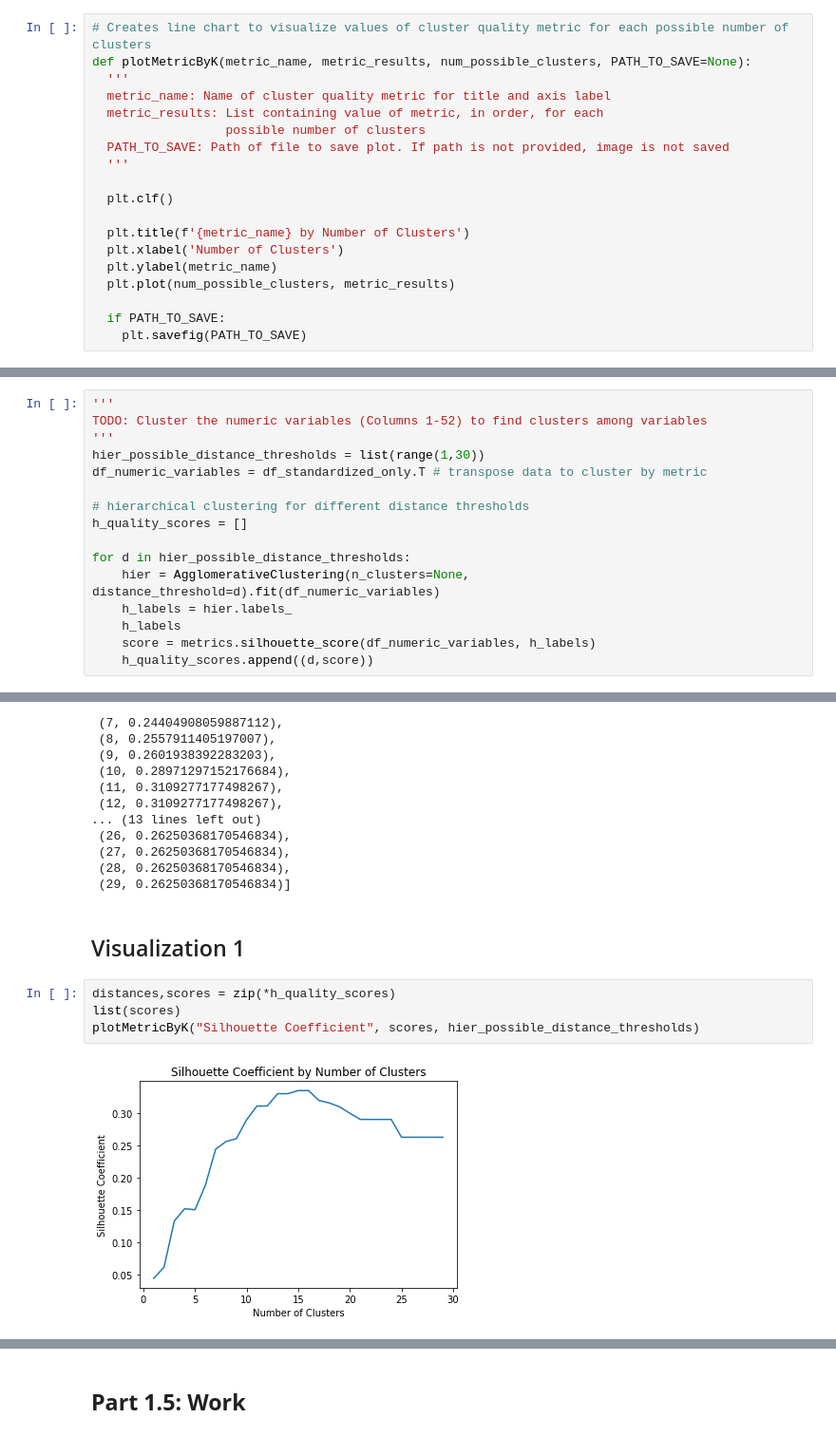
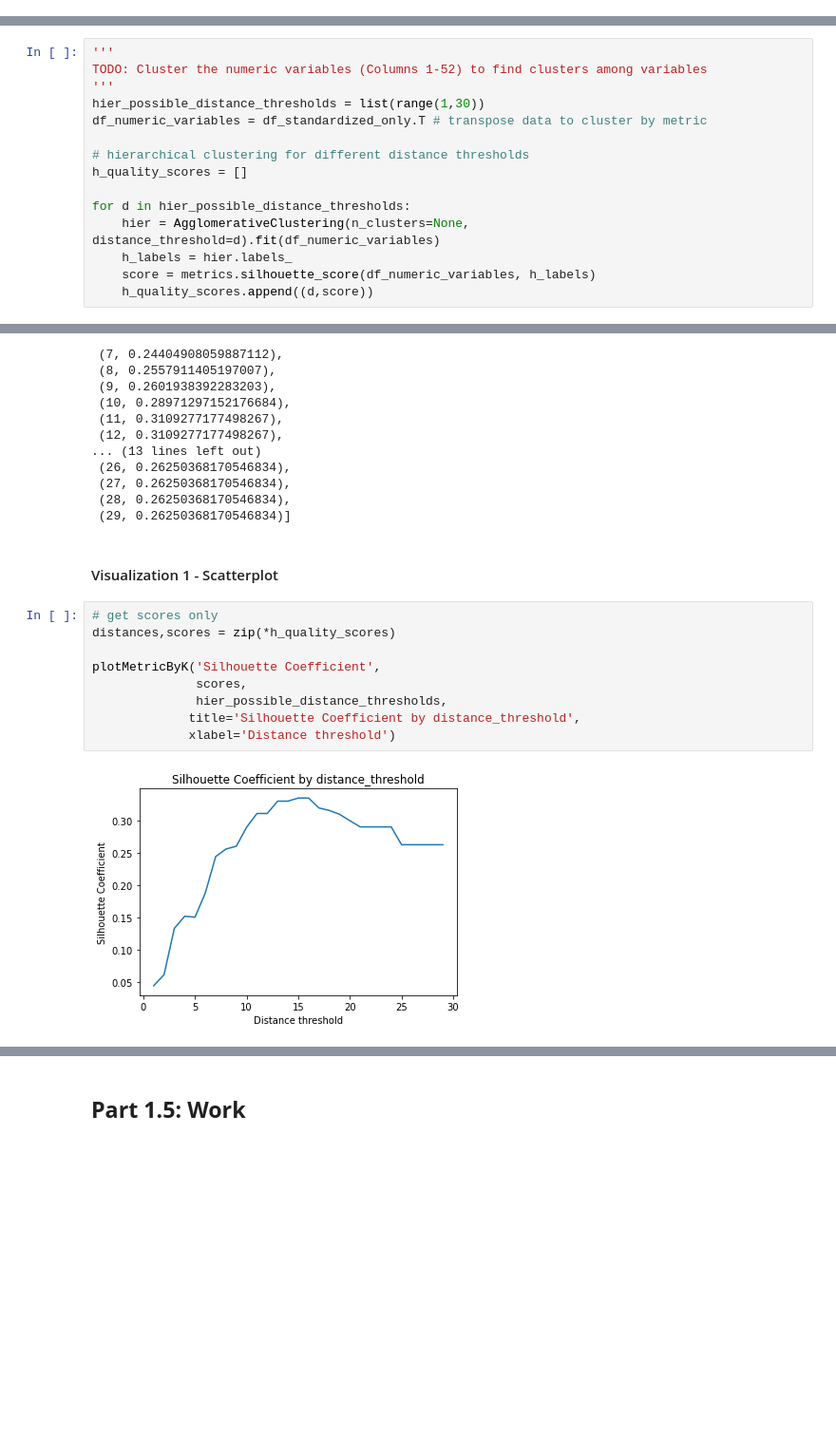
Before and after one commit to ryanquinnnelson/CMU-02718-HW1, a Jupyter notebook: CM_HW1_ryann.ipynb, the cells around one changed output, grey strips where cells are left out. Shown at 95% size. Drawn from its saved outputs; the diff is of its cells as text; blank space fills up the shorter version.

```diff
--- a/CM_HW1_ryann.ipynb
+++ b/CM_HW1_ryann.ipynb
@@ -83,19 +103,0 @@ sns.scatterplot(x='pca1', y='pca2', data=df_pca_plot, legend='full')
-# %%
-# Creates line chart to visualize values of cluster quality metric for each possible number of clusters
-def plotMetricByK(metric_name, metric_results, num_possible_clusters, PATH_TO_SAVE=None):
-  '''
-  metric_name: Name of cluster quality metric for title and axis label
-  metric_results: List containing value of metric, in order, for each
-                  possible number of clusters
-  PATH_TO_SAVE: Path of file to save plot. If path is not provided, image is not saved
-  '''
-
-  plt.clf()
-
-  plt.title(f'{metric_name} by Number of Clusters')
-  plt.xlabel('Number of Clusters')
-  plt.ylabel(metric_name)
-  plt.plot(num_possible_clusters, metric_results)
-
-  if PATH_TO_SAVE:
-    plt.savefig(PATH_TO_SAVE)
@@ -320,7 +315,6 @@ h_quality_scores = []
 for d in hier_possible_distance_thresholds:
     hier = AgglomerativeClustering(n_clusters=None, distance_threshold=d).fit(df_numeric_variables)
     h_labels = hier.labels_
-    h_labels
     score = metrics.silhouette_score(df_numeric_variables, h_labels)
     h_quality_scores.append((d,score))
 # %%
@@ -344,11 +338,16 @@ h_quality_scores
  (28, 0.26250368170546834),
  (29, 0.26250368170546834)]
 # %% [markdown]
-## Visualization 1
+#### Visualization 1 - Scatterplot
 # %%
+# get scores only
 distances,scores = zip(*h_quality_scores)
-list(scores)
-plotMetricByK("Silhouette Coefficient", scores, hier_possible_distance_thresholds)
+
+plotMetricByK('Silhouette Coefficient',
+              scores,
+              hier_possible_distance_thresholds,
+             title='Silhouette Coefficient by distance_threshold',
+             xlabel='Distance threshold')
 # %% [output]
-[figure, old version]
+[figure, new version]
 # %% [markdown]
```
Also changed, not shown: parts of 56 cells of this notebook.
